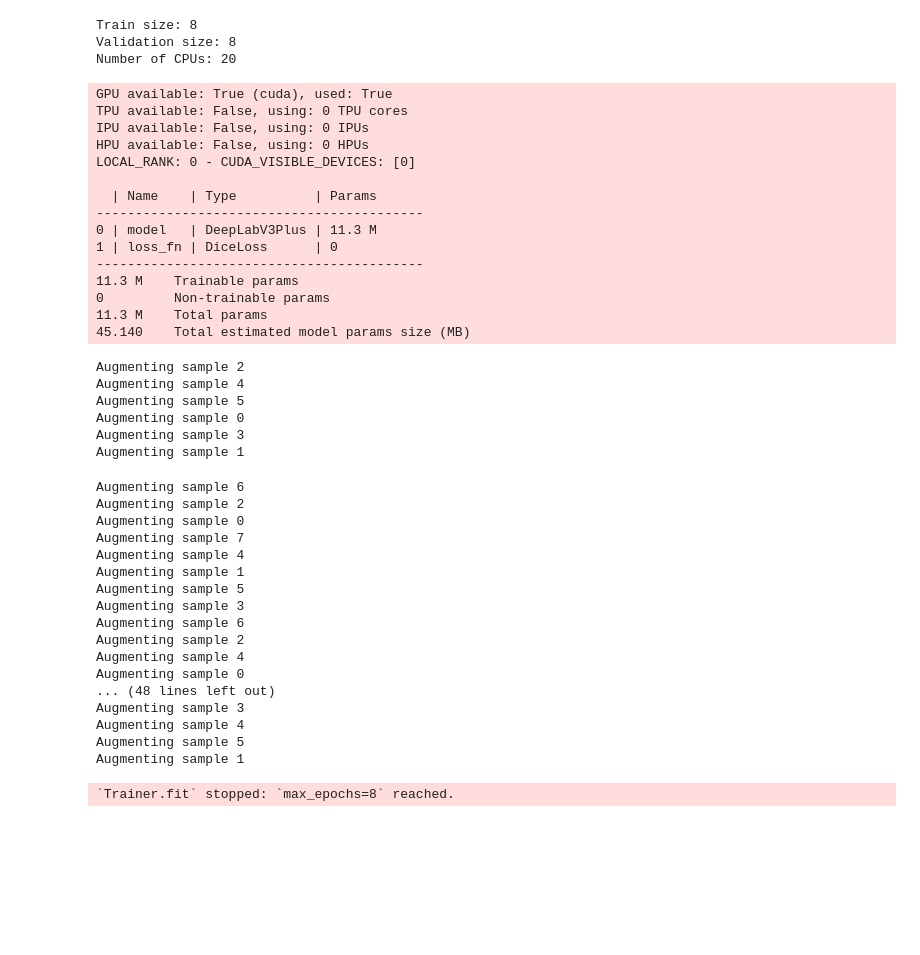
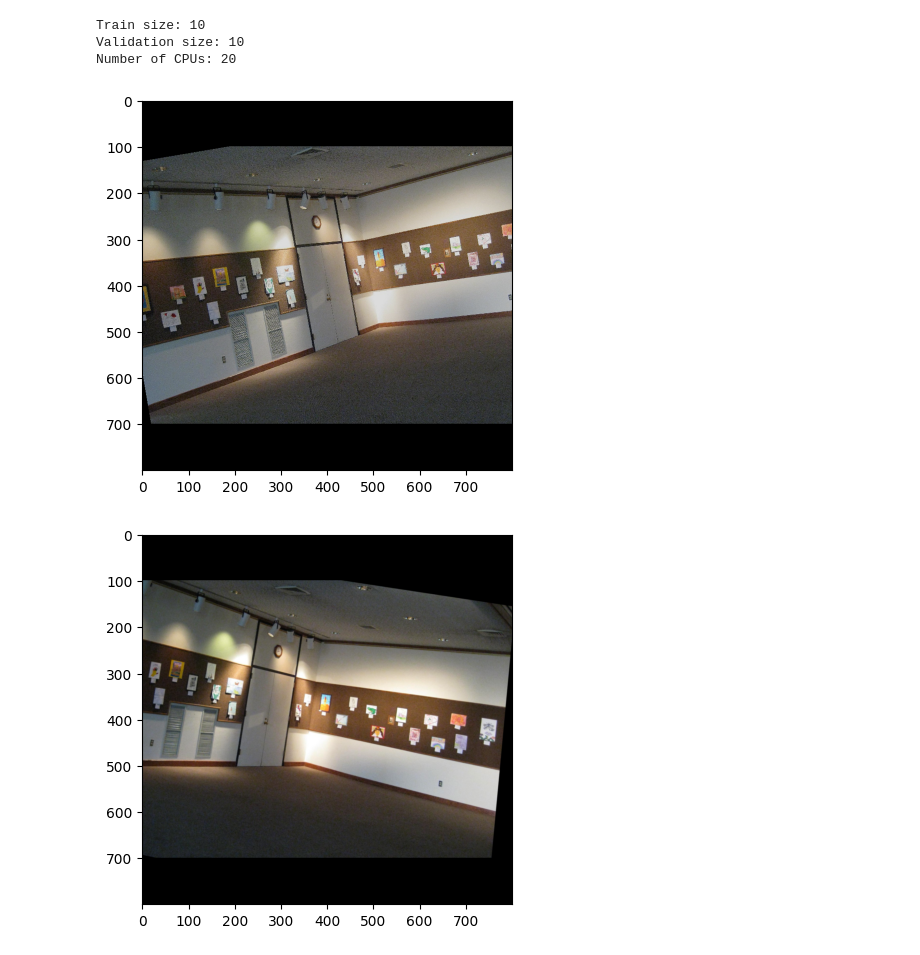
Before and after one commit to Rikharthu/bath_wall_segmentation_model, a Jupyter notebook: notebooks/dataloader_playground.ipynb, the cells around one changed output. Drawn from its saved outputs; the diff is of its cells as text; code cells hidden in the pictures; blank space fills up the shorter version.

```diff
--- a/notebooks/dataloader_playground.ipynb
+++ b/notebooks/dataloader_playground.ipynb
@@ -34,6 +35,6 @@ scikit-learn version 1.2.2 is not supported. Minimum required version: 0.17. Max
 # %%
-TRAIN_SIZE = 8
-VAL_SIZE = 8
+TRAIN_SIZE = 10
+VAL_SIZE = 10
 
 # TODO: add option to not enforce specific image size, just pad to a multiple of 32,
 #   as it was done for image segmentation sample
@@ -44,7 +45,7 @@ train_dataset = SimpleWallADE20KDataset(
     mode='train',
     length=TRAIN_SIZE,
     augmentation_fn=train_augmentations,
-    preprocessing_fn=get_preprocessing_transform(config.ENCODER)
+    preprocessing_fn=None
 )
 
 val_augmentations = get_val_augmentations()
@@ -53,7 +54,7 @@ val_dataset = SimpleWallADE20KDataset(
     mode='val',
     length=TRAIN_SIZE,
     augmentation_fn=val_augmentations,
-    preprocessing_fn=get_preprocessing_transform(config.ENCODER)
+    preprocessing_fn=None
 )
 
 print(f"Train size: {len(train_dataset)}")
@@ -61,9 +62,9 @@ print(f"Validation size: {len(val_dataset)}")
 
 n_cpu = os.cpu_count()
 print(f'Number of CPUs: {n_cpu}')
-train_dataloader = DataLoader(train_dataset, batch_size=2, shuffle=False, num_workers=n_cpu)
-val_dataloader = DataLoader(val_dataset, batch_size=config.BATCH_SIZE, shuffle=False, num_workers=n_cpu)
+train_dataloader = DataLoader(train_dataset, batch_size=1, shuffle=False, num_workers=n_cpu)
+val_dataloader = DataLoader(val_dataset, batch_size=1, shuffle=False, num_workers=n_cpu)
 # %% [output]
-Train size: 8
-Validation size: 8
+Train size: 10
+Validation size: 10
 Number of CPUs: 20
@@ -78,51 +71,10 @@ wall_model = WallModel(
-# %%
-trainer = pl.Trainer(
-    devices=1,
-    max_epochs=8,
-)
-
-trainer.fit(
-    wall_model,
-    train_dataloaders=train_dataloader,
-    #val_dataloaders=val_dataloader
-)
-# %% [output]
-GPU available: True (cuda), used: True
-TPU available: False, using: 0 TPU cores
-IPU available: False, using: 0 IPUs
-HPU available: False, using: 0 HPUs
-LOCAL_RANK: 0 - CUDA_VISIBLE_DEVICES: [0]
-
-  | Name    | Type          | Params
-------------------------------------------
-0 | model   | DeepLabV3Plus | 11.3 M
-1 | loss_fn | DiceLoss      | 0
-------------------------------------------
-11.3 M    Trainable params
-0         Non-trainable params
-11.3 M    Total params
-45.140    Total estimated model params size (MB)
-Augmenting sample 2
-Augmenting sample 4
-Augmenting sample 5
-Augmenting sample 0
-Augmenting sample 3
-Augmenting sample 1
-Augmenting sample 6
-Augmenting sample 2
-Augmenting sample 0
-Augmenting sample 7
-Augmenting sample 4
-Augmenting sample 1
-Augmenting sample 5
-Augmenting sample 3
-Augmenting sample 6
-Augmenting sample 2
-Augmenting sample 4
-Augmenting sample 0
-... (48 lines left out)
-Augmenting sample 3
-Augmenting sample 4
-Augmenting sample 5
-Augmenting sample 1
-`Trainer.fit` stopped: `max_epochs=8` reached.
+# %%
+for i in range(0, 10):
+    image, mask = next(iter(train_dataloader))
+
+    image = image.numpy().squeeze(axis=0)
+    plt.figure()
+    plt.imshow(image)
+# %% [output]
+[figure, added]
+[figure, added]
```
Also changed, not shown: parts of 5 cells of this notebook, 6 other files.
